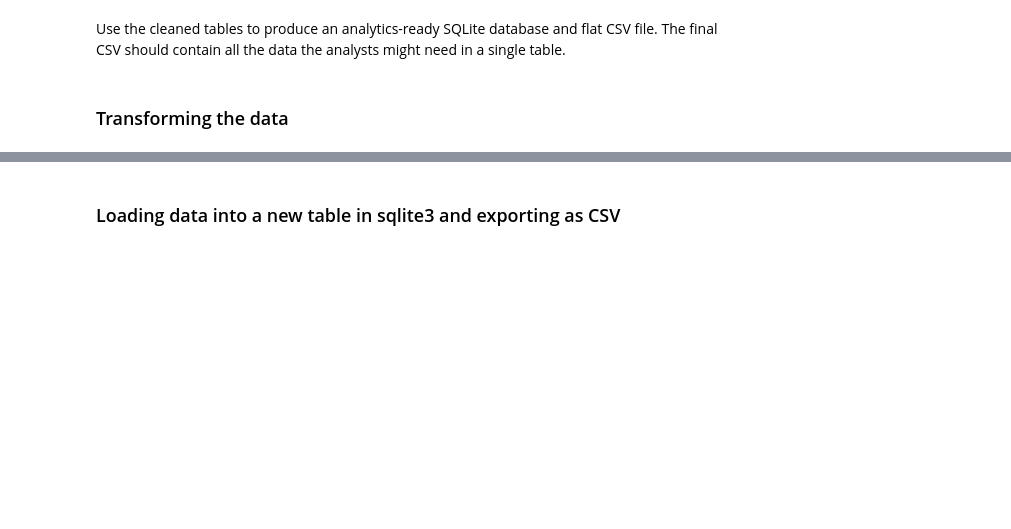
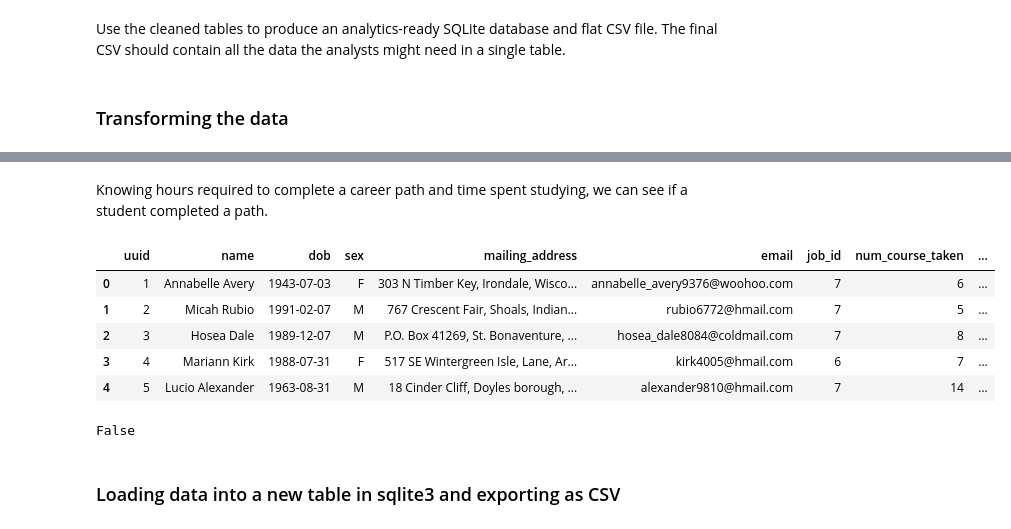
Before and after one commit to eugene-petrov-me/myprojects, a Jupyter notebook: subscriber-pipeline-codecademy/subscriber-pipeline-starter-kit/Data Ingestion Portfolio.ipynb, the cells around one changed output, grey strips where cells are left out. Cells and saved outputs as stored; diff of their text form; code cells hidden in the pictures; blank space fills up the shorter version.

```diff
--- a/subscriber-pipeline-codecademy/subscriber-pipeline-starter-kit/Data Ingestion Portfolio.ipynb
+++ b/subscriber-pipeline-codecademy/subscriber-pipeline-starter-kit/Data Ingestion Portfolio.ipynb
@@ -369,3 +428,5 @@ Use the cleaned tables to produce an analytics-ready SQLite database and flat CS
 # %%
-df_merged = pd.merge(df_students, df_courses,  how='left', left_on="career_path_id", right_on="career_path_id")
+# Merging students and courses dataframes
+
+df_merged = pd.merge(df_students, df_courses,  how='left', left_on="current_career_path_id", right_on="career_path_id")
 # %%
@@ -376,0 +463,4 @@ df_students.shape[0]
+# %%
+df_final["avg_salary"] = df_final["avg_salary"].fillna(0)
+df_final["career_path_name"] = df_final["career_path_name"].fillna('Unknown')
+df_final["hours_to_complete"] = df_final["hours_to_complete"].fillna(0)
@@ -376,0 +488,2 @@ df_students.shape[0]
+# %%
+df_final.drop(columns="career_path_id", inplace=True)
@@ -377,6 +508,16 @@ df_students.shape[0]
+# %% [markdown]
+Knowing hours required to complete a career path and time spent studying, we can see if a student completed a path.
 # %%
-df_students_data['_completed_path'] = df_students_data.apply(
+df_final['_completed_path'] = df_final.apply(
     lambda row: False if pd.isna(row['time_spent_hrs']) or pd.isna(row['hours_to_complete']) else row['time_spent_hrs'] > row['hours_to_complete'],
     axis=1)
 # %%
-df_students_data.head()
+# Check if the new columns has been added
+df_final.head()
+# %% [output]
+|  | uuid | name | dob | sex | mailing_address | email | job_id | num_course_taken | ... |
+| 0 | 1 | Annabelle Avery | 1943-07-03 | F | 303 N Timber Key, Irondale, Wisco... | annabelle_avery9376@woohoo.com | 7 | 6 | ... |
+| 1 | 2 | Micah Rubio | 1991-02-07 | M | 767 Crescent Fair, Shoals, Indian... | rubio6772@hmail.com | 7 | 5 | ... |
+| 2 | 3 | Hosea Dale | 1989-12-07 | M | P.O. Box 41269, St. Bonaventure, ... | hosea_dale8084@coldmail.com | 7 | 8 | ... |
+| 3 | 4 | Mariann Kirk | 1988-07-31 | F | 517 SE Wintergreen Isle, Lane, Ar... | kirk4005@hmail.com | 6 | 7 | ... |
+| 4 | 5 | Lucio Alexander | 1963-08-31 | M | 18 Cinder Cliff, Doyles borough, ... | alexander9810@hmail.com | 7 | 14 | ... |
@@ -385,2 +524,6 @@ print(df_students_data[df_students_data["_completed_path"] == True])
 # %%
-df_students_data.isnull().values.any()
+# Check if there are any empty values in the final dataframe
+
+df_final.isnull().values.any()
+# %% [output]
+False
```
Also changed, not shown: parts of 40 cells of this notebook, 12 other files.
